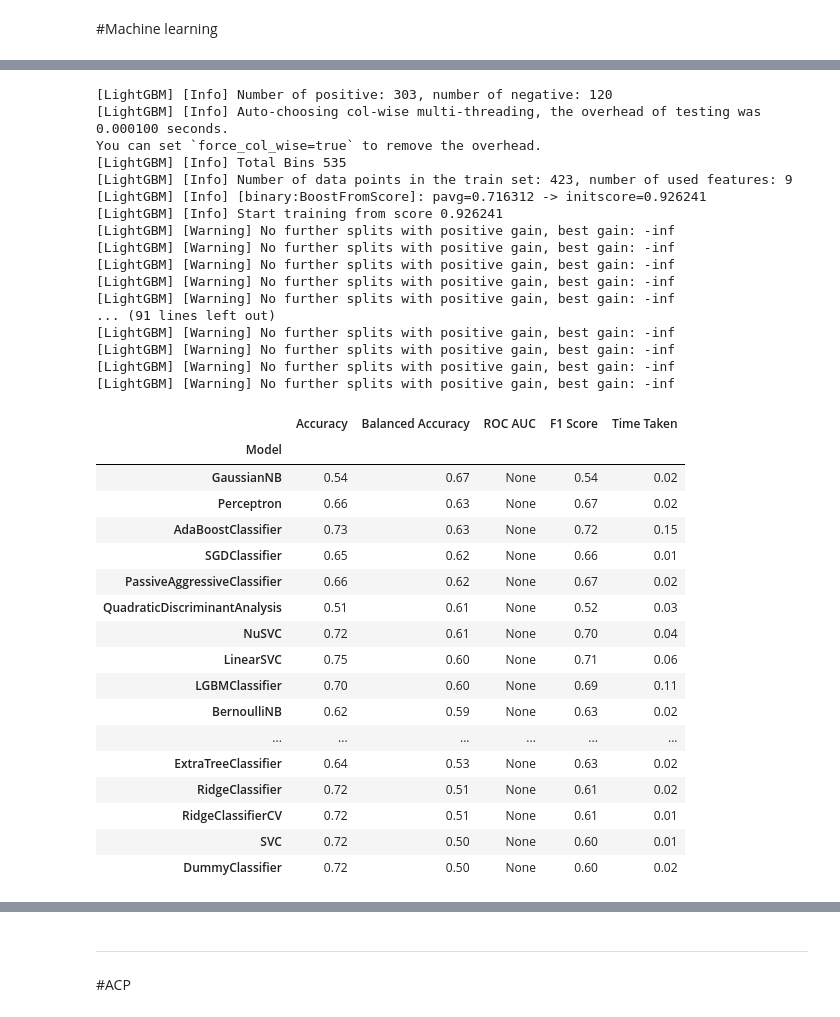
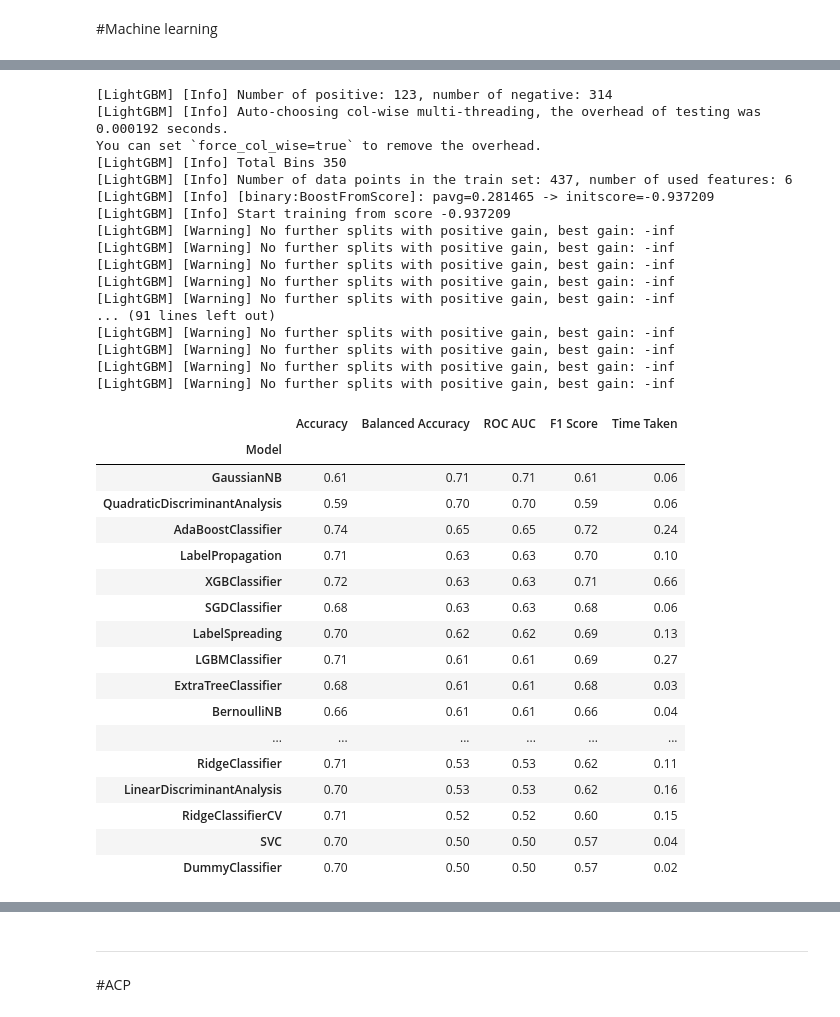
Before and after one commit to GITGENome/foie, a Jupyter notebook: Etude_maladie_foie.ipynb, the cells around one changed output, grey strips where cells are left out. Saved outputs shown, nothing was run; the diff lists cells and outputs as text; code cells hidden in the pictures.

```diff
--- a/Etude_maladie_foie.ipynb
+++ b/Etude_maladie_foie.ipynb
@@ -123,6 +121,3 @@ Nous avons très peu de valeurs manquantes dans ce dataset, on peut donc les sup
-# %%
-# Suppression des valeurs manquantes
-df_foie.dropna(inplace = True)
 # %%
 for col in df_foie.select_dtypes(object).columns:
   print(df_foie[col].value_counts())
@@ -397,6 +367,12 @@ sns.scatterplot(data = df_foie, x = 'Age', y = 'Albumin', hue = 'Ill')
+# %%
+# Albumin_and_Globulin_Ratio est assymetrique onn remplace donc par la médiane
+df_foie["Albumin_and_Globulin_Ratio"].fillna(df_foie["Albumin_and_Globulin_Ratio"].median(), inplace=True)
+df_foie["Alamine_Aminotransferase"].fillna(df_foie["Alamine_Aminotransferase"].mean(), inplace=True)
+df_foie["Age"].fillna(df_foie["Age"].median(), inplace=True)
 # %%
 # Matrice de corrélation de Pearson
 plt.figure(figsize = (16,12))
+df_foie['ill'] = df_foie['Ill'].factorize()[0]
 sns.heatmap(df_foie.corr(), annot = True, cmap = 'coolwarm', center = 0, vmin = -1, vmax = 1)
 # %% [output]
 <Axes: >
@@ -405,0 +398,3 @@ Il y a certaines corrélations qui apparaisssent logiquement comme direct_biliru
+# %%
+# Suppression des colonnes
+df_foie.drop(columns = ["Direct_Bilirubin","Aspartate_Aminotransferase", "Total_Protiens"], inplace = True)
@@ -479,50 +525,50 @@ Successfully installed lazypredict-0.2.12
 # %%
 from lazypredict.Supervised import LazyClassifier
 from sklearn.model_selection import train_test_split
 
-X = df_foie.drop(columns='Ill').select_dtypes(exclude = object)
-y= df_foie['Ill']
+X = df_foie.drop(columns='ill').select_dtypes(exclude = object)
+y= df_foie['ill']
 
 X_train, X_test, y_train, y_test = train_test_split(X, y,test_size=.25,random_state =123)
 clf = LazyClassifier(verbose=0, ignore_warnings=True, custom_metric=None)
 models,predictions = clf.fit(X_train, X_test, y_train, y_test)
 models
 # %% [output]
-[LightGBM] [Info] Number of positive: 303, number of negative: 120
-[LightGBM] [Info] Auto-choosing col-wise multi-threading, the overhead of testing was 0.000100 seconds.
+[LightGBM] [Info] Number of positive: 123, number of negative: 314
+[LightGBM] [Info] Auto-choosing col-wise multi-threading, the overhead of testing was 0.000192 seconds.
 You can set `force_col_wise=true` to remove the overhead.
-[LightGBM] [Info] Total Bins 535
-[LightGBM] [Info] Number of data points in the train set: 423, number of used features: 9
-[LightGBM] [Info] [binary:BoostFromScore]: pavg=0.716312 -> initscore=0.926241
-[LightGBM] [Info] Start training from score 0.926241
+[LightGBM] [Info] Total Bins 350
+[LightGBM] [Info] Number of data points in the train set: 437, number of used features: 6
+[LightGBM] [Info] [binary:BoostFromScore]: pavg=0.281465 -> initscore=-0.937209
+[LightGBM] [Info] Start training from score -0.937209
 [LightGBM] [Warning] No further splits with positive gain, best gain: -inf
 [LightGBM] [Warning] No further splits with positive gain, best gain: -inf
 [LightGBM] [Warning] No further splits with positive gain, best gain: -inf
 [LightGBM] [Warning] No further splits with positive gain, best gain: -inf
 [LightGBM] [Warning] No further splits with positive gain, best gain: -inf
 ... (91 lines left out)
 [LightGBM] [Warning] No further splits with positive gain, best gain: -inf
 [LightGBM] [Warning] No further splits with positive gain, best gain: -inf
 [LightGBM] [Warning] No further splits with positive gain, best gain: -inf
 [LightGBM] [Warning] No further splits with positive gain, best gain: -inf
 |  | Accuracy | Balanced Accuracy | ROC AUC | F1 Score | Time Taken |
 | Model |  |  |  |  |  |
-| GaussianNB | 0.54 | 0.67 | None | 0.54 | 0.02 |
-| Perceptron | 0.66 | 0.63 | None | 0.67 | 0.02 |
-| AdaBoostClassifier | 0.73 | 0.63 | None | 0.72 | 0.15 |
-| SGDClassifier | 0.65 | 0.62 | None | 0.66 | 0.01 |
-| PassiveAggressiveClassifier | 0.66 | 0.62 | None | 0.67 | 0.02 |
-| QuadraticDiscriminantAnalysis | 0.51 | 0.61 | None | 0.52 | 0.03 |
-| NuSVC | 0.72 | 0.61 | None | 0.70 | 0.04 |
-| LinearSVC | 0.75 | 0.60 | None | 0.71 | 0.06 |
-| LGBMClassifier | 0.70 | 0.60 | None | 0.69 | 0.11 |
-| BernoulliNB | 0.62 | 0.59 | None | 0.63 | 0.02 |
+| GaussianNB | 0.61 | 0.71 | 0.71 | 0.61 | 0.06 |
+| QuadraticDiscriminantAnalysis | 0.59 | 0.70 | 0.70 | 0.59 | 0.06 |
+| AdaBoostClassifier | 0.74 | 0.65 | 0.65 | 0.72 | 0.24 |
+| LabelPropagation | 0.71 | 0.63 | 0.63 | 0.70 | 0.10 |
+| XGBClassifier | 0.72 | 0.63 | 0.63 | 0.71 | 0.66 |
+| SGDClassifier | 0.68 | 0.63 | 0.63 | 0.68 | 0.06 |
+| LabelSpreading | 0.70 | 0.62 | 0.62 | 0.69 | 0.13 |
+| LGBMClassifier | 0.71 | 0.61 | 0.61 | 0.69 | 0.27 |
+| ExtraTreeClassifier | 0.68 | 0.61 | 0.61 | 0.68 | 0.03 |
+| BernoulliNB | 0.66 | 0.61 | 0.61 | 0.66 | 0.04 |
 | ... | ... | ... | ... | ... | ... |
-| ExtraTreeClassifier | 0.64 | 0.53 | None | 0.63 | 0.02 |
-| RidgeClassifier | 0.72 | 0.51 | None | 0.61 | 0.02 |
-| RidgeClassifierCV | 0.72 | 0.51 | None | 0.61 | 0.01 |
-| SVC | 0.72 | 0.50 | None | 0.60 | 0.01 |
-| DummyClassifier | 0.72 | 0.50 | None | 0.60 | 0.02 |
+| RidgeClassifier | 0.71 | 0.53 | 0.53 | 0.62 | 0.11 |
+| LinearDiscriminantAnalysis | 0.70 | 0.53 | 0.53 | 0.62 | 0.16 |
+| RidgeClassifierCV | 0.71 | 0.52 | 0.52 | 0.60 | 0.15 |
+| SVC | 0.70 | 0.50 | 0.50 | 0.57 | 0.04 |
+| DummyClassifier | 0.70 | 0.50 | 0.50 | 0.57 | 0.02 |
 # %%
 models.sort_values(by='Balanced Accuracy', ascending = False)
 # %% [output]
```
Also changed, not shown: parts of 44 cells of this notebook.
